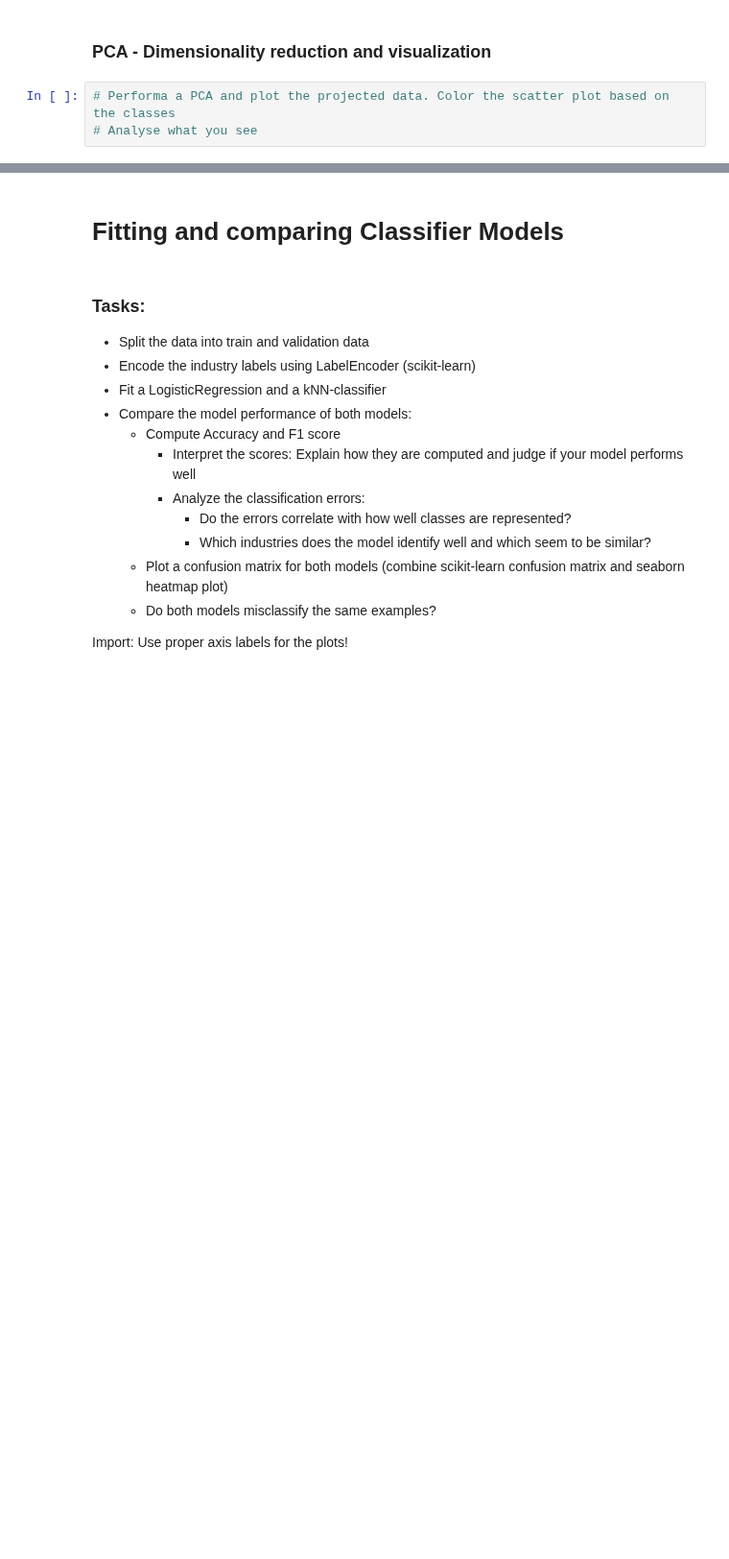
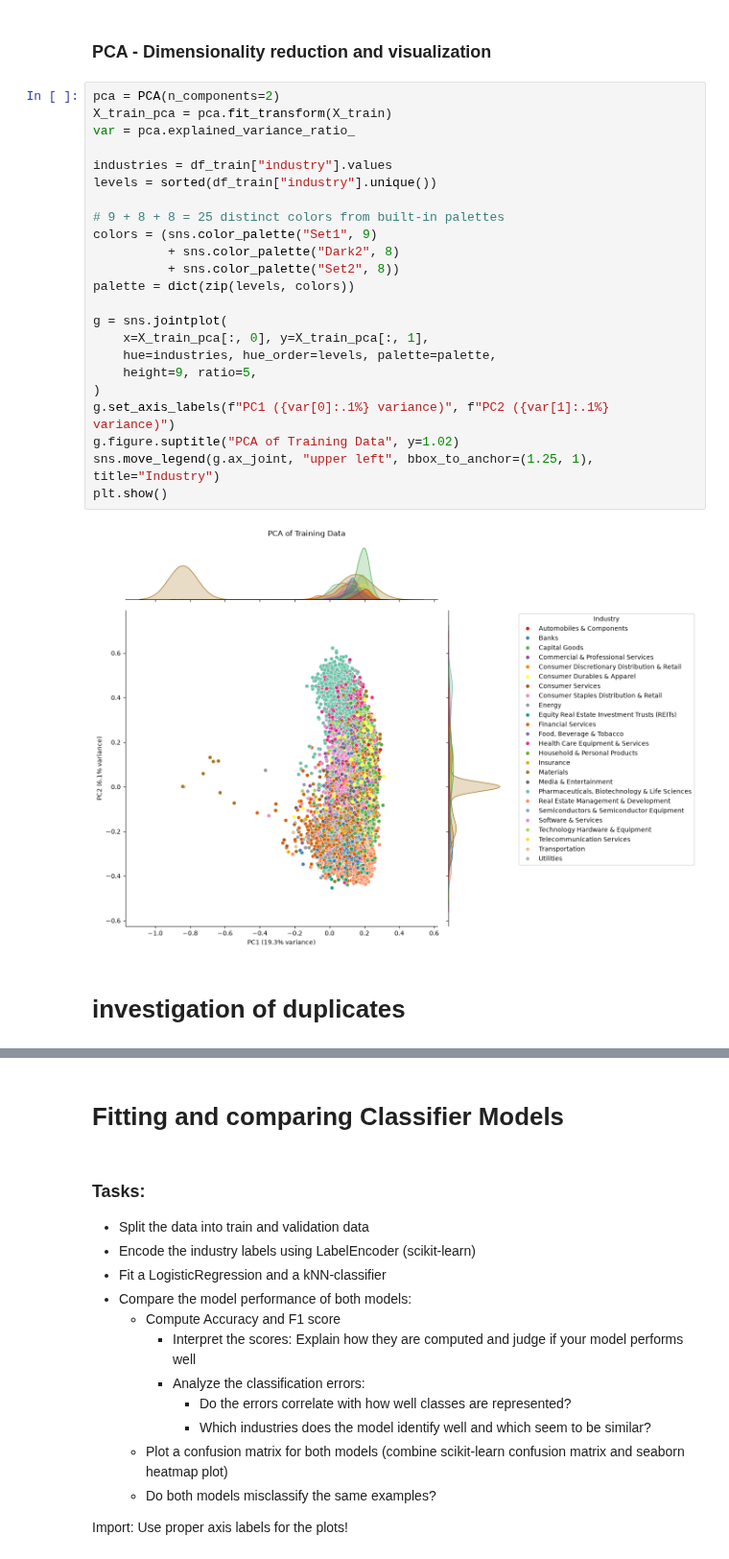
Before and after one commit to aobermuhlner/prov_repo_practica_1_DS, a Jupyter notebook: notebooks_adrian/01_industry_classification.ipynb, the cells around one changed output, grey strips where cells are left out. Shown at 96% size. Saved outputs shown, nothing was run; the diff lists cells and outputs as text; blank space fills up the shorter version.

```diff
--- a/notebooks_adrian/01_industry_classification.ipynb
+++ b/notebooks_adrian/01_industry_classification.ipynb
@@ -62,5 +87,29 @@ Important: Ensure that your plots have proper axis descriptions and titles. Styl
 # %% [markdown]
 ### PCA - Dimensionality reduction and visualization
-# %%
-# Performa a PCA and plot the projected data. Color the scatter plot based on the classes
-# Analyse what you see
+# %%
+pca = PCA(n_components=2)
+X_train_pca = pca.fit_transform(X_train)
+var = pca.explained_variance_ratio_
+
+industries = df_train["industry"].values
+levels = sorted(df_train["industry"].unique())
+
+# 9 + 8 + 8 = 25 distinct colors from built-in palettes
+colors = (sns.color_palette("Set1", 9)
+          + sns.color_palette("Dark2", 8)
+          + sns.color_palette("Set2", 8))
+palette = dict(zip(levels, colors))
+
+g = sns.jointplot(
+    x=X_train_pca[:, 0], y=X_train_pca[:, 1],
+    hue=industries, hue_order=levels, palette=palette,
+    height=9, ratio=5,
+)
+g.set_axis_labels(f"PC1 ({var[0]:.1%} variance)", f"PC2 ({var[1]:.1%} variance)")
+g.figure.suptitle("PCA of Training Data", y=1.02)
+sns.move_legend(g.ax_joint, "upper left", bbox_to_anchor=(1.25, 1), title="Industry")
+plt.show()
+# %% [output]
+[figure, added]
+# %% [markdown]
+# investigation of duplicates
```
Also changed, not shown: parts of 26 cells of this notebook, 3 other files.
